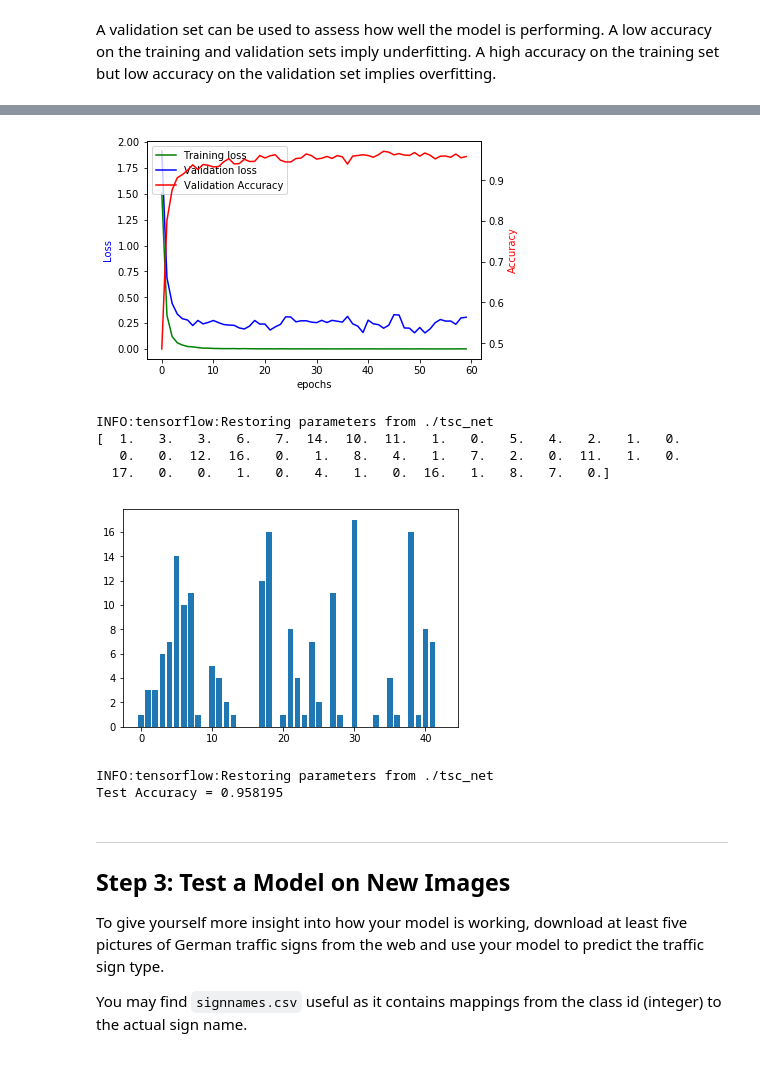
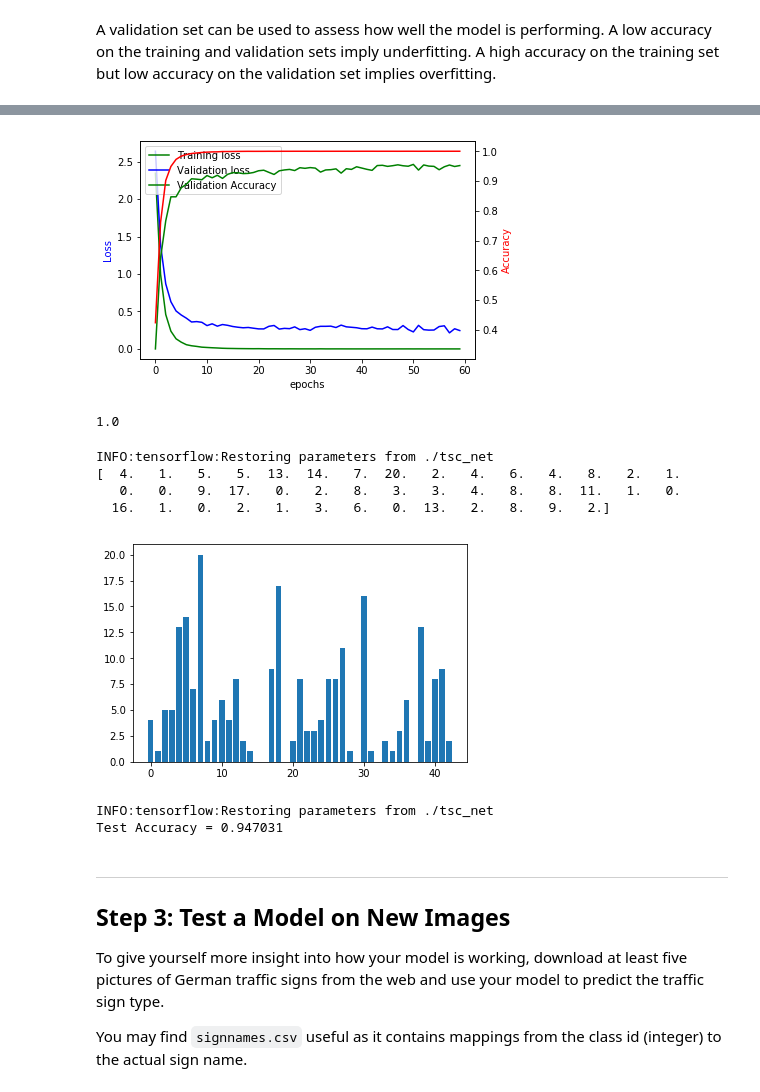
Before and after one commit to lokesh1210/SDCND, a Jupyter notebook: CarND-Traffic-Sign-Classifier-Project/Traffic_Sign_Classifier.ipynb, the cells around one changed output, grey strips where cells are left out. Drawn from its saved outputs; the diff is of its cells as text; code cells hidden in the pictures.

Commit message:
updates to write up and test images

```diff
--- a/CarND-Traffic-Sign-Classifier-Project/Traffic_Sign_Classifier.ipynb
+++ b/CarND-Traffic-Sign-Classifier-Project/Traffic_Sign_Classifier.ipynb
@@ -511,7 +511,7 @@ y = tf.placeholder(tf.int32, (None))
 is_training = tf.placeholder(tf.bool)
 one_hot_y = tf.one_hot(y, 43)
 
-rate = 0.001
+rate = 0.0005
 epochs = 60
 batch_size=256
 nstats = 2
@@ -559,10 +559,11 @@ with tf.Session() as sess:
 #                 print('Train.Loss: {:>5.6f} Valid.Loss: {:.6f}'.format(train_loss,val_loss))
 #             batch_i+=1
 
-
+        train_acc = evaluate(sess, accuracy_operation,  xNorm_train, y_train,batch_size)
         train_loss = evaluate(sess, loss_operation,  xNorm_train, y_train,batch_size)
         val_loss = evaluate(sess,loss_operation,  xNorm_valid, y_valid, batch_size)
         val_acc = evaluate(sess,accuracy_operation,  xNorm_valid, y_valid, batch_size)
+        accuracies['train'].append(train_acc)
         losses['train'].append(train_loss)
         losses['validation'].append(val_loss)
         accuracies['validation'].append(val_acc)
@@ -602,26 +603,28 @@ Model saved
 # %%
 # plot Graphs
 fig, ax1 = plt.subplots()
 t = range(len(losses['validation']))
 TL = ax1.plot(t, losses['train'], 'g', label='Training loss')
 VL = ax1.plot(t, losses['validation'], 'b', label='Validation loss')
 ax1.set_xlabel('epochs')
 ax1.set_ylabel('Loss', color='b')
 
 # plt.legend()
 ax2 = ax1.twinx()
-VA = ax2.plot(t, accuracies['validation'], 'r', label='Validation Accuracy')
+VA = ax2.plot(t, accuracies['validation'], 'g', label='Validation Accuracy')
+TA = ax2.plot(t, accuracies['train'], 'r', label='Train Accuracy')
 ax2.set_ylabel('Accuracy', color='r')
 
 
 lns = TL+VL+VA
 labs = [l.get_label() for l in lns]
 ax1.legend(lns, labs, loc=2)
 
 # plt.legend()
 plt.show()
 # %% [output]
-[figure, old version]
+[figure, new version]
+1.0
 # %%
 #find error classes
 
@@ -651,10 +654,10 @@ with tf.Session() as sess:
     #plt.show()
 # %% [output]
 INFO:tensorflow:Restoring parameters from ./tsc_net
-[  1.   3.   3.   6.   7.  14.  10.  11.   1.   0.   5.   4.   2.   1.   0.
-   0.   0.  12.  16.   0.   1.   8.   4.   1.   7.   2.   0.  11.   1.   0.
-  17.   0.   0.   1.   0.   4.   1.   0.  16.   1.   8.   7.   0.]
+[  4.   1.   5.   5.  13.  14.   7.  20.   2.   4.   6.   4.   8.   2.   1.
+   0.   0.   9.  17.   0.   2.   8.   3.   3.   4.   8.   8.  11.   1.   0.
+  16.   1.   0.   2.   1.   3.   6.   0.  13.   2.   8.   9.   2.]
-[figure, old version]
+[figure, new version]
 # %%
 #Evaluate on test data
 
@@ -665,7 +668,7 @@ with tf.Session() as sess:
     print("Test Accuracy = {:.6f}".format(test_accuracy))
 # %% [output]
 INFO:tensorflow:Restoring parameters from ./tsc_net
-Test Accuracy = 0.958195
+Test Accuracy = 0.947031
 # %% [markdown]
 ---
 
```
Also changed, not shown: parts of 11 cells of this notebook, 8 other files.
